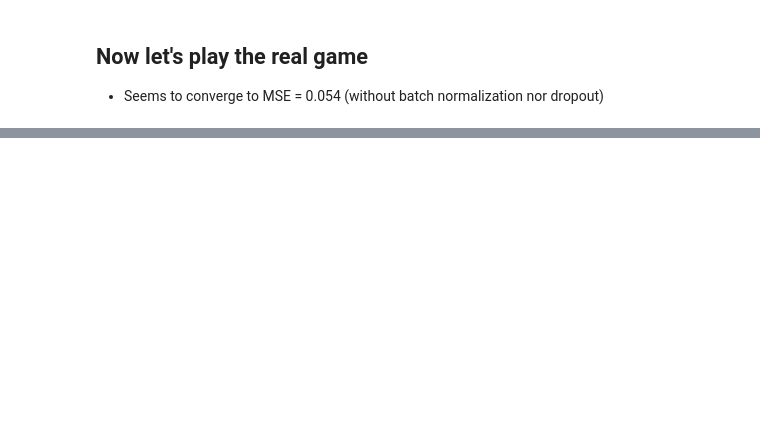
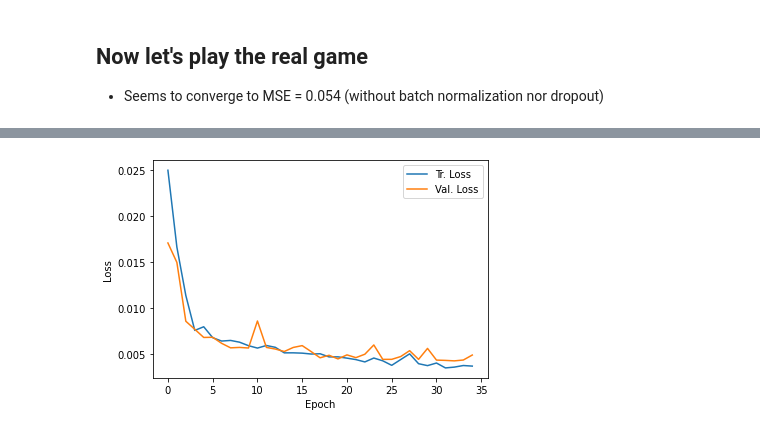
Before and after one commit to Martindelosrios/MaDaMe, a Jupyter notebook: codes/CNNs.ipynb, the cells around one changed output, grey strips where cells are left out. Drawn from its saved outputs; the diff is of its cells as text; code cells hidden in the pictures; blank space fills up the shorter version.

```diff
--- a/codes/CNNs.ipynb
+++ b/codes/CNNs.ipynb
@@ -576,0 +452,84 @@ plt.yscale('log')
+# %%
+num_epochs = 35
+
+patience = 10  # Número de épocas a esperar antes de detener el entrenamiento si no hay mejora
+best_val_loss = float('inf')  # Inicializar con un valor muy alto
+epochs_without_improvement = 0  # Contador para el early stopping
+
+name = '8ch'
+# Ruta donde se guardará el mejor modelo
+best_model_path = '../data/models/best_model_' + name + '.pth'
+
+train_loss = []
+val_loss = []
+for epoch in range(num_epochs):
+    # Entrenamiento
+    model.train()  # Configura el modelo en modo entrenamiento
+    running_train_loss = 0.0
+    for inputs, labels in train_loader:
+        # Zero gradientes
+        optimizer.zero_grad()
+
+        # Paso hacia adelante
+        outputs = model(inputs)
+
+        # Calcular la pérdida
+        loss = criterion(outputs, labels)
+
+        # Paso hacia atrás (backpropagation)
+        loss.backward()
+
+        # Actualizar los pesos
+        optimizer.step()
+
+        # Sumar la pérdida del lote
+        running_train_loss += loss.item()
+
+    # Promedio de la pérdida de entrenamiento
+    avg_train_loss = running_train_loss / len(train_loader)
+    train_loss.append(avg_train_loss)
+
+    # Validación
+    model.eval()  # Configura el modelo en modo evaluación
+    running_val_loss = 0.0
+    with torch.no_grad():  # No calculamos gradientes en validación
+        for inputs, labels in val_loader:
+
+            # Paso hacia adelante (sin gradientes)
+            outputs = model(inputs)
+
+            # Calcular la pérdida
+            loss = criterion(outputs, labels)
+            # Sumar la pérdida de validación
+            running_val_loss += loss.item()
+
+    # Promedio de la pérdida de validación
+    avg_val_loss = running_val_loss / len(val_loader)
+    val_loss.append(avg_val_loss)
+
+    if avg_val_loss < best_val_loss:
+        print(f'Validation loss improved from {best_val_loss:.4f} to {avg_val_loss:.4f}. Saving model...')
+        best_val_loss = avg_val_loss
+        epochs_without_improvement = 0  # Reiniciar el contador
+        # Guardar el mejor modelo
+        torch.save(model.state_dict(), best_model_path)
+    else:
+        epochs_without_improvement += 1
+        print(f'Validation loss did not improve. Patience: {epochs_without_improvement}/{patience}')
+
+    # Detener el entrenamiento si no hay mejora en `patience` épocas
+    if epochs_without_improvement >= patience:
+        print(f'Early stopping after {patience} epochs without improvement.')
+        break
+    # Imprimir estadísticas de la época
+    print(f"Epoch [{epoch+1}/{num_epochs}], "
+          f"Train Loss: {avg_train_loss:.4f}, "
+          f"Validation Loss: {avg_val_loss:.4f}")
+
+plt.plot(train_loss, label = 'Tr. Loss')
+plt.plot(val_loss, label = 'Val. Loss')
+plt.xlabel('Epoch')
+plt.ylabel('Loss')
+plt.legend()
+plt.savefig('../graphs/Loss_' + name + '.pdf')
+# %% [output]
@@ -576,0 +553 @@ plt.yscale('log')
+[figure, added]
```
Also changed, not shown: parts of 79 cells of this notebook.
